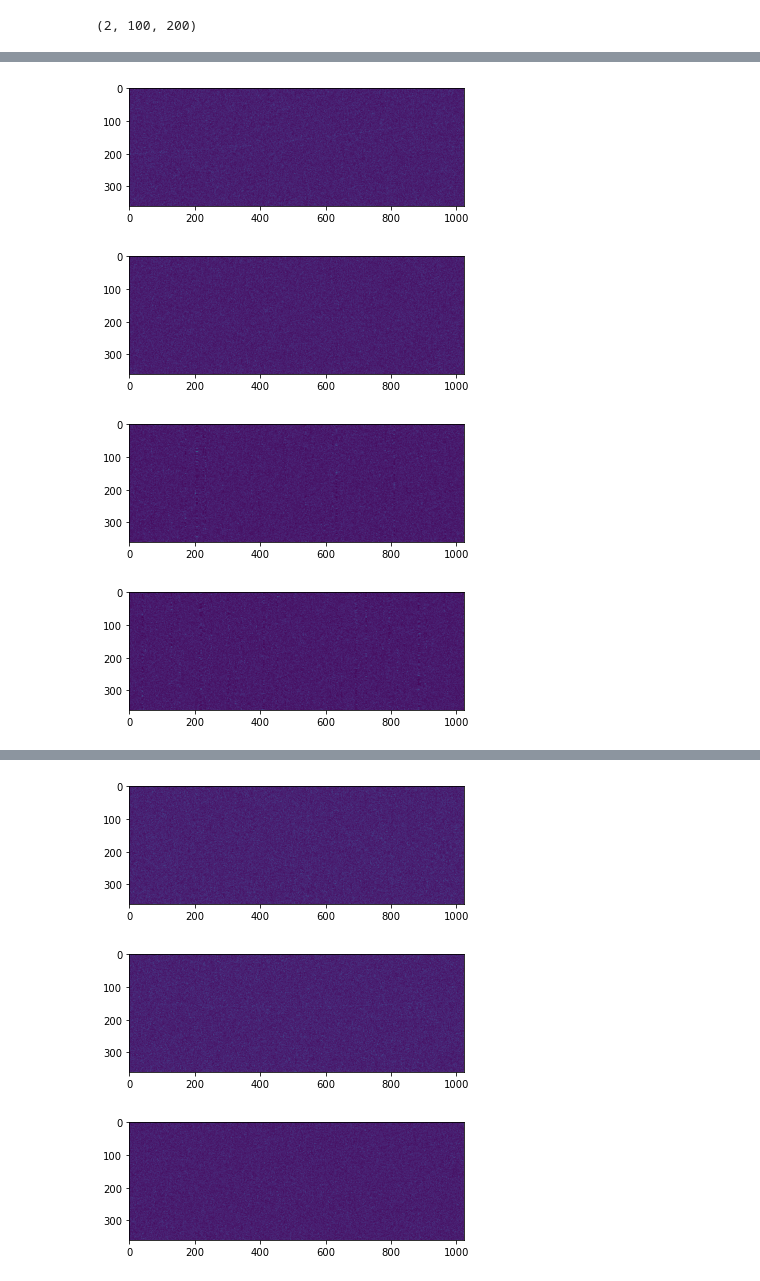
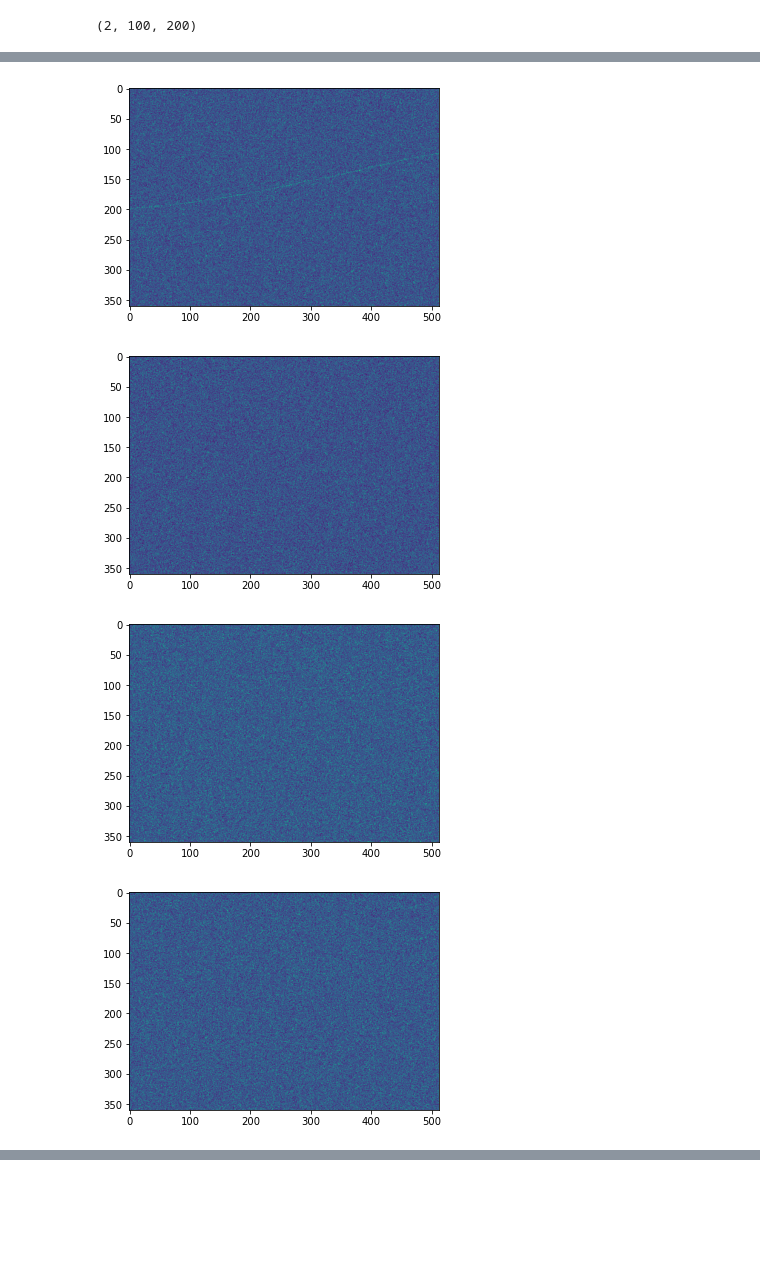
Before and after one commit to analokmaus/kaggle-g2net-2022-private, a Jupyter notebook: 01_eda.ipynb, the cells around one changed output, grey strips where cells are left out. Cells and saved outputs as stored; diff of their text form; code cells hidden in the pictures; blank space fills up the shorter version.

```diff
--- a/01_eda.ipynb
+++ b/01_eda.ipynb
@@ -18,7 +18,7 @@ df = df.loc[df['target'] != -1]
 # %%
 import albumentations as A
 from albumentations.pytorch.transforms import ToTensorV2
-from transforms import FrequencyMaskingTensor, TimeMaskingTensor
+from transforms import FrequencyMaskingTensor, TimeMaskingTensor, ShiftImage
 
 ds = G2Net2022Dataset(
     test,
@@ -28,10 +28,12 @@ ds = G2Net2022Dataset(
     resize_factor=8,
     transforms=A.Compose([
         # A.Resize(360, 1024),
+        ShiftImage(x_max=100, y_max=100, p=1.0),
         ToTensorV2(),
-        FrequencyMaskingTensor(p=1.0),
-        TimeMaskingTensor(128, p=1.0),
-        FrequencyMaskingTensor(p=1.0), ]),
+        # FrequencyMaskingTensor(p=1.0),
+        # TimeMaskingTensor(128, p=1.0),
+        # FrequencyMaskingTensor(p=1.0),
+        ]),
     normalize='global')
 for i in range(20):
     # plt.imshow(ds[i][0][0, :, :1000])
@@ -417,8 +419,9 @@ sns.histplot(1e-23/v0_df['H1_h0'])
 ds = G2Net2022Dataset(
     v0_df,
     data_dir=Path('input/g2net-detecting-continuous-gravitational-waves/v0'),
-    match_time=True,
+    match_time=False,
     # spec_diff=True,
-    transforms=A.Compose([
-        A.Resize(360, 1024), ToTensorV2()]),
-    normalize='global')
+    resize_factor=8,
+    random_crop=True,
+    transforms=A.Compose([ToTensorV2()]),
+    normalize='local')
@@ -434,11 +428,11 @@ Name: H1_h0, dtype: float64
 # %%
-for i in range(10):
+for i in range(5):
     # plt.imshow(ds[i][0].permute(1,2,0))
     plt.imshow(ds[i][0][0])
     plt.show()
     # break
 # %% [output]
-[figure, old version]
+[figure, new version]
-[figure, old version]
+[figure, new version]
-[figure, old version]
+[figure, new version]
-[figure, old version]
+[figure, new version]
@@ -446,3 +439,0 @@ for i in range(10):
-[figure, removed]
-[figure, removed]
-[figure, removed]
```
Also changed, not shown: parts of 8 cells of this notebook, 6 other files.
